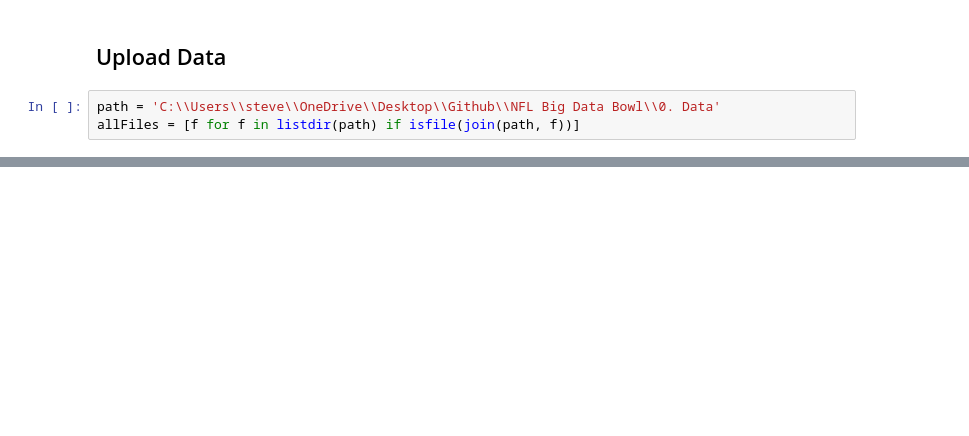
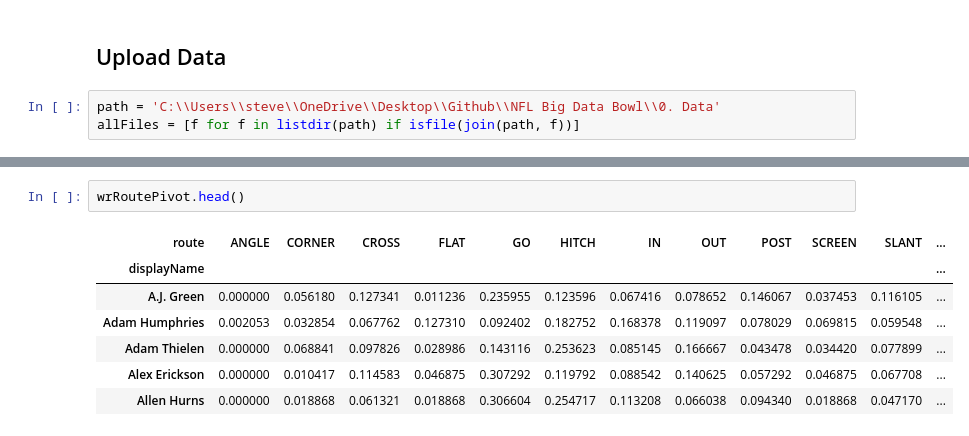
Before and after one commit to scunden/WR-Archetypes, a Jupyter notebook: Archetype.ipynb, the cells around one changed output, grey strips where cells are left out. Saved outputs shown, nothing was run; the diff lists cells and outputs as text; blank space fills up the shorter version.

```diff
--- a/Archetype.ipynb
+++ b/Archetype.ipynb
@@ -37,0 +120,10 @@ for file in allFiles:
+# %%
+wrRoutePivot.head()
+# %% [output]
+| route | ANGLE | CORNER | CROSS | FLAT | GO | HITCH | IN | OUT | POST | SCREEN | SLANT | ... |
+| displayName |  |  |  |  |  |  |  |  |  |  |  | ... |
+| A.J. Green | 0.000000 | 0.056180 | 0.127341 | 0.011236 | 0.235955 | 0.123596 | 0.067416 | 0.078652 | 0.146067 | 0.037453 | 0.116105 | ... |
+| Adam Humphries | 0.002053 | 0.032854 | 0.067762 | 0.127310 | 0.092402 | 0.182752 | 0.168378 | 0.119097 | 0.078029 | 0.069815 | 0.059548 | ... |
+| Adam Thielen | 0.000000 | 0.068841 | 0.097826 | 0.028986 | 0.143116 | 0.253623 | 0.085145 | 0.166667 | 0.043478 | 0.034420 | 0.077899 | ... |
+| Alex Erickson | 0.000000 | 0.010417 | 0.114583 | 0.046875 | 0.307292 | 0.119792 | 0.088542 | 0.140625 | 0.057292 | 0.046875 | 0.067708 | ... |
+| Allen Hurns | 0.000000 | 0.018868 | 0.061321 | 0.018868 | 0.306604 | 0.254717 | 0.113208 | 0.066038 | 0.094340 | 0.018868 | 0.047170 | ... |
```
Also changed, not shown: parts of 13 cells of this notebook.
